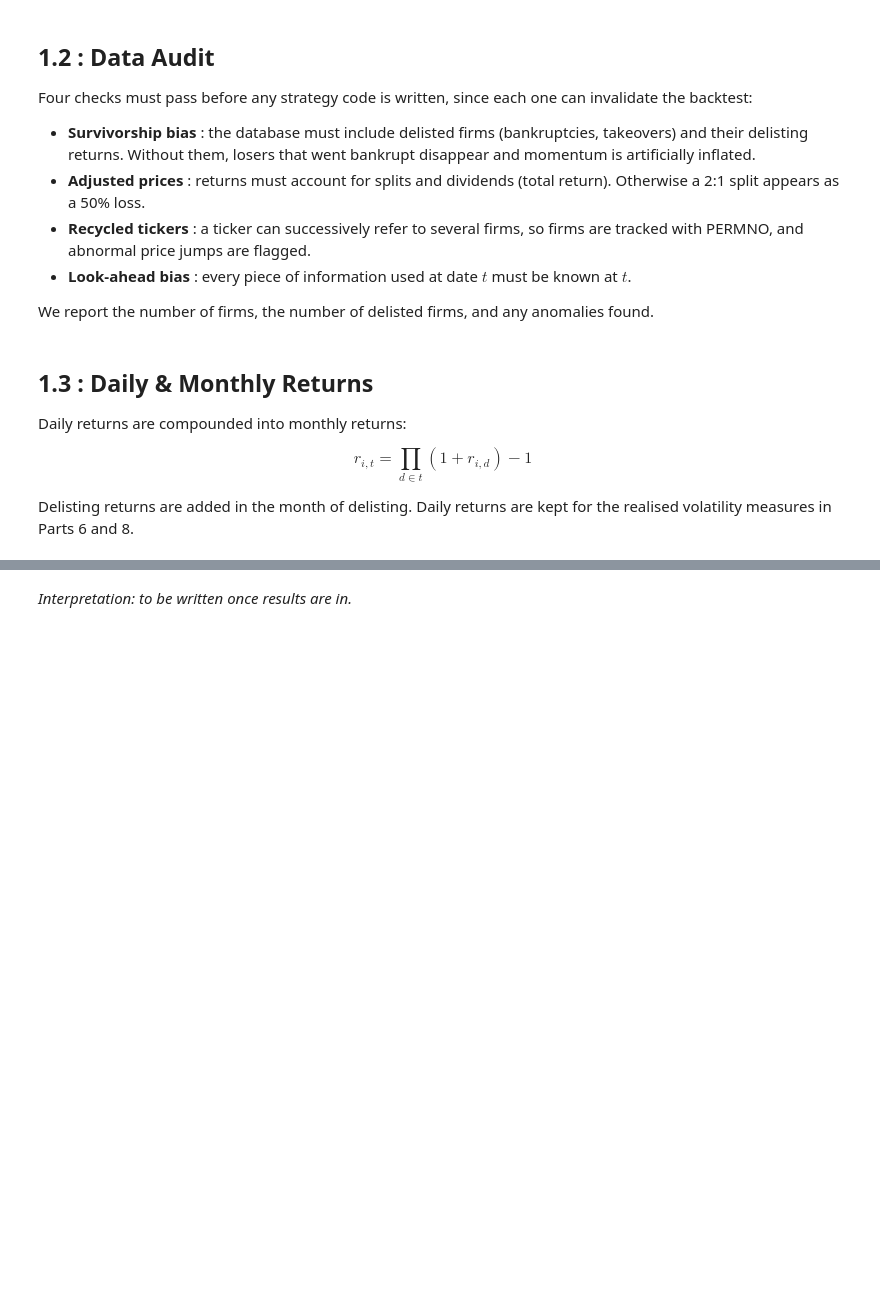
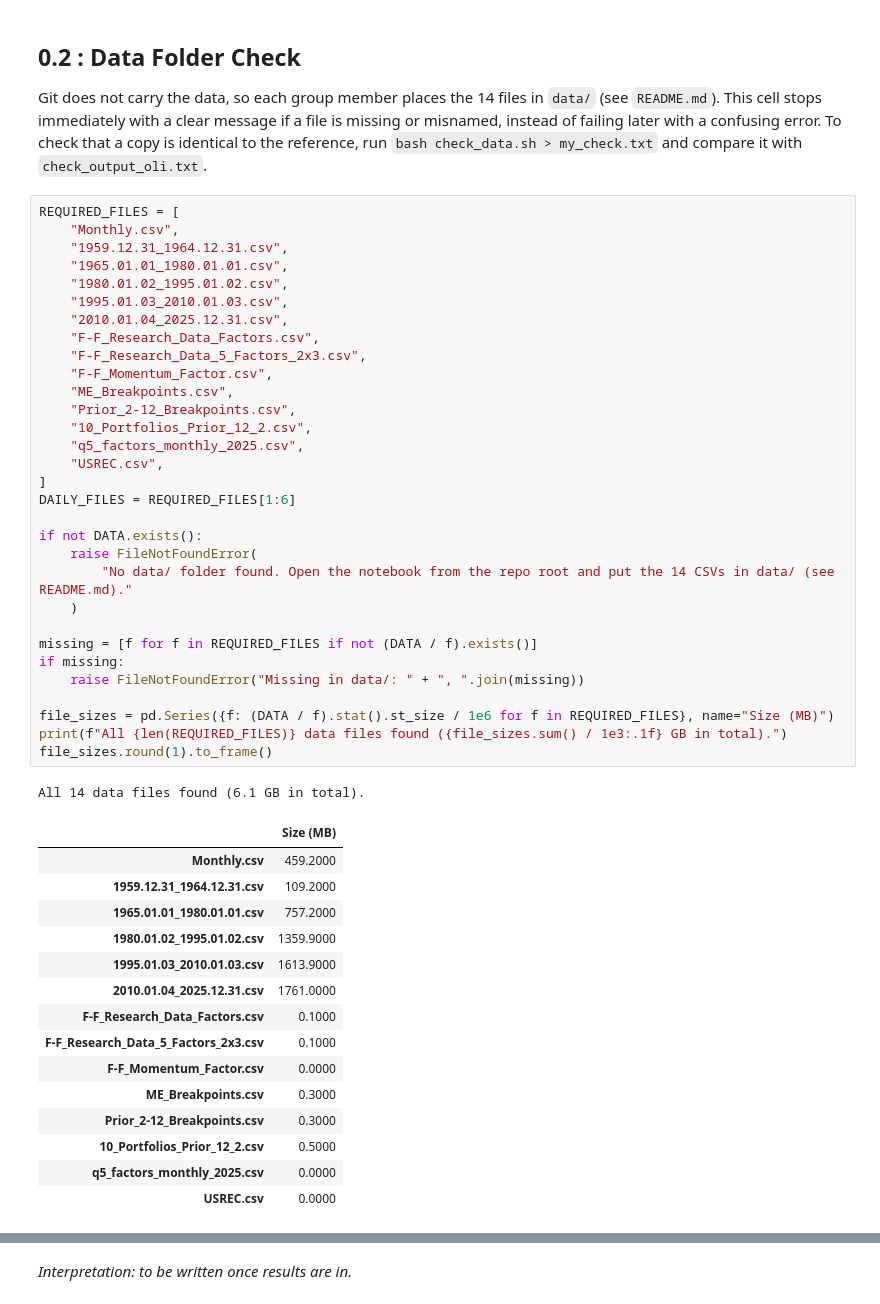
Before and after one commit to olol2/AppliedInvestments, a Jupyter notebook: Momentum_Robust_Notebook.ipynb, the cells around one changed output, grey strips where cells are left out. Drawn from its saved outputs; the diff is of its cells as text; blank space fills up the shorter version.

Commit message:
Part 0 OK

```diff
--- a/Momentum_Robust_Notebook.ipynb
+++ b/Momentum_Robust_Notebook.ipynb
@@ -43,20 +94,53 @@ This is the main data source for the whole notebook.
 # %% [markdown]
-## 1.2 : Data Audit
+## 0.2 : Data Folder Check
 
-Four checks must pass before any strategy code is written, since each one can invalidate the backtest:
-
-- **Survivorship bias** : the database must include delisted firms (bankruptcies, takeovers) and their delisting returns. Without them, losers that went bankrupt disappear and momentum is artificially inflated.
-- **Adjusted prices** : returns must account for splits and dividends (total return). Otherwise a 2:1 split appears as a 50% loss.
-- **Recycled tickers** : a ticker can successively refer to several firms, so firms are tracked with PERMNO, and abnormal price jumps are flagged.
-- **Look-ahead bias** : every piece of information used at date $t$ must be known at $t$.
-
-We report the number of firms, the number of delisted firms, and any anomalies found.
+Git does not carry the data, so each group member places the 14 files in `data/` (see `README.md`). This cell stops immediately with a clear message if a file is missing or misnamed, instead of failing later with a confusing error. To check that a copy is identical to the reference, run `bash check_data.sh > my_check.txt` and compare it with `check_output_oli.txt`.
-# %% [markdown]
-## 1.3 : Daily & Monthly Returns
-
-Daily returns are compounded into monthly returns:
-
-$$r_{i,t} = \prod_{d \in t}(1 + r_{i,d}) - 1$$
-
-Delisting returns are added in the month of delisting. Daily returns are kept for the realised volatility measures in Parts 6 and 8.
+# %%
+REQUIRED_FILES = [
+    "Monthly.csv",
+    "1959.12.31_1964.12.31.csv",
+    "1965.01.01_1980.01.01.csv",
+    "1980.01.02_1995.01.02.csv",
+    "1995.01.03_2010.01.03.csv",
+    "2010.01.04_2025.12.31.csv",
+    "F-F_Research_Data_Factors.csv",
+    "F-F_Research_Data_5_Factors_2x3.csv",
+    "F-F_Momentum_Factor.csv",
+    "ME_Breakpoints.csv",
+    "Prior_2-12_Breakpoints.csv",
+    "10_Portfolios_Prior_12_2.csv",
+    "q5_factors_monthly_2025.csv",
+    "USREC.csv",
+]
+DAILY_FILES = REQUIRED_FILES[1:6]
+
+if not DATA.exists():
+    raise FileNotFoundError(
+        "No data/ folder found. Open the notebook from the repo root and put the 14 CSVs in data/ (see README.md)."
+    )
+
+missing = [f for f in REQUIRED_FILES if not (DATA / f).exists()]
+if missing:
+    raise FileNotFoundError("Missing in data/: " + ", ".join(missing))
+
+file_sizes = pd.Series({f: (DATA / f).stat().st_size / 1e6 for f in REQUIRED_FILES}, name="Size (MB)")
+print(f"All {len(REQUIRED_FILES)} data files found ({file_sizes.sum() / 1e3:.1f} GB in total).")
+file_sizes.round(1).to_frame()
+# %% [output]
+All 14 data files found (6.1 GB in total).
+|  | Size (MB) |
+| Monthly.csv | 459.2000 |
+| 1959.12.31_1964.12.31.csv | 109.2000 |
+| 1965.01.01_1980.01.01.csv | 757.2000 |
+| 1980.01.02_1995.01.02.csv | 1359.9000 |
+| 1995.01.03_2010.01.03.csv | 1613.9000 |
+| 2010.01.04_2025.12.31.csv | 1761.0000 |
+| F-F_Research_Data_Factors.csv | 0.1000 |
+| F-F_Research_Data_5_Factors_2x3.csv | 0.1000 |
+| F-F_Momentum_Factor.csv | 0.0000 |
+| ME_Breakpoints.csv | 0.3000 |
+| Prior_2-12_Breakpoints.csv | 0.3000 |
+| 10_Portfolios_Prior_12_2.csv | 0.5000 |
+| q5_factors_monthly_2025.csv | 0.0000 |
+| USREC.csv | 0.0000 |
 # %% [markdown]
```
Also changed, not shown: parts of 73 cells of this notebook, 1 other file.
